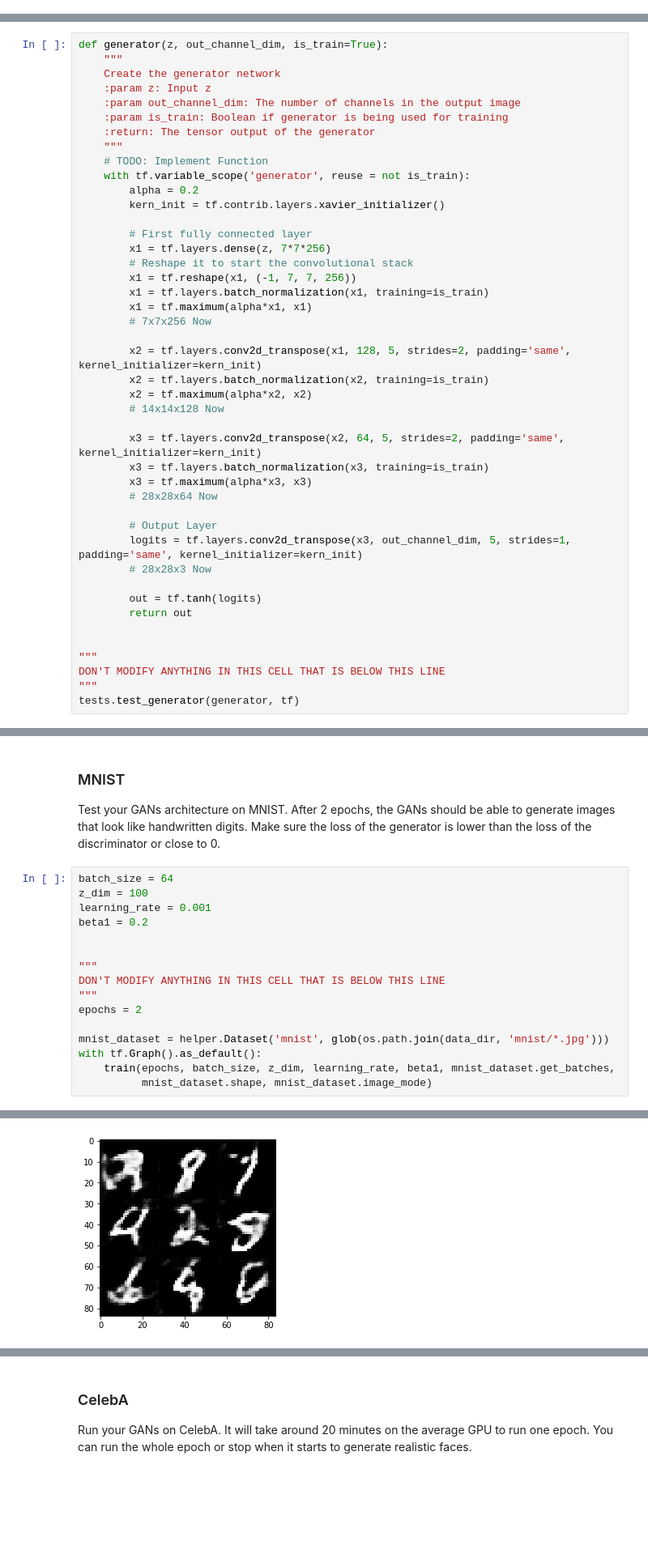
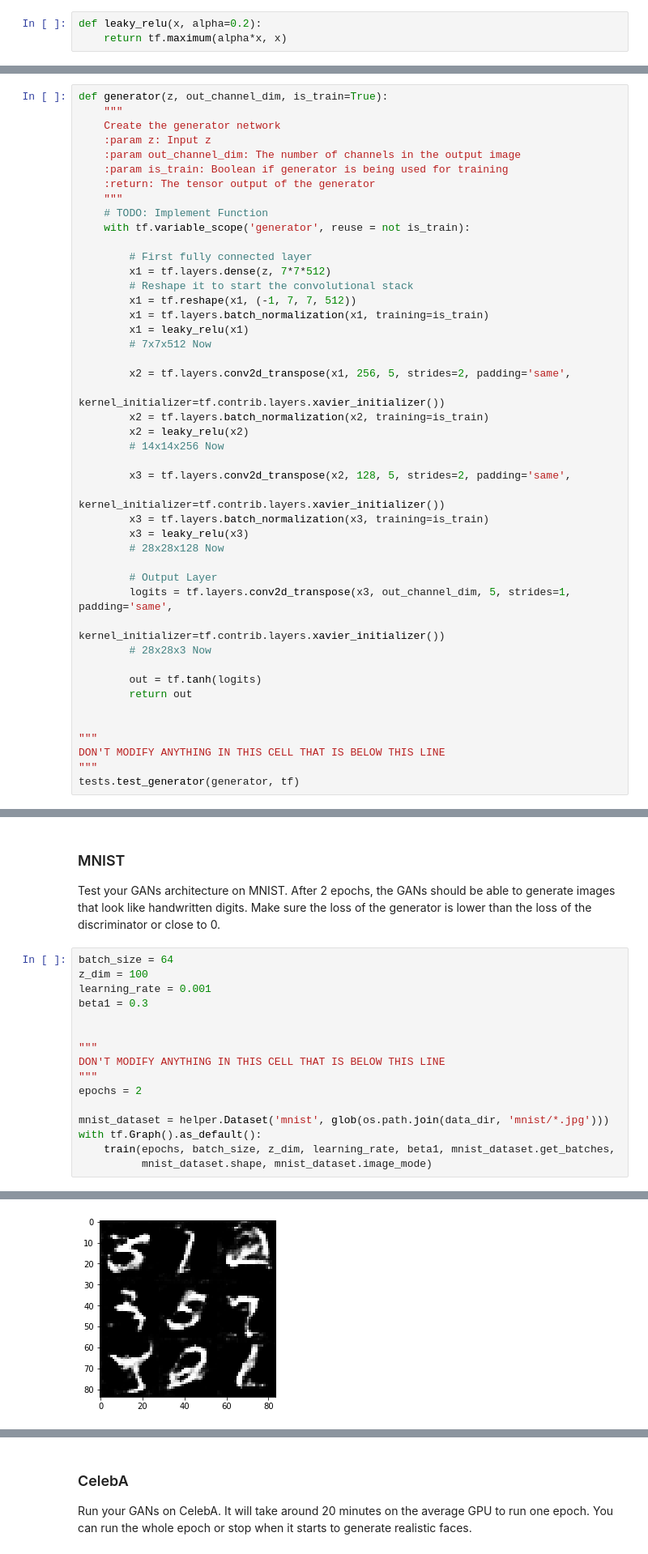
Before and after one commit to jiboodil/Udacity_Deep_Learning_Nano, a Jupyter notebook: Project5_Face_Generation/dlnd_face_generation.ipynb, the cells around one changed output, grey strips where cells are left out. Shown at 81% size. Cells and saved outputs as stored; diff of their text form; blank space fills up the shorter version.

```diff
--- a/Project5_Face_Generation/dlnd_face_generation.ipynb
+++ b/Project5_Face_Generation/dlnd_face_generation.ipynb
@@ -134,6 +134,9 @@ Tests Passed
 # %% [markdown]
 ### Discriminator
 Implement `discriminator` to create a discriminator neural network that discriminates on `images`.  This function should be able to reuse the variabes in the neural network.  Use [`tf.variable_scope`](https://www.tensorflow.org/api_docs/python/tf/variable_scope) with a scope name of "discriminator" to allow the variables to be reused.  The function should return a tuple of (tensor output of the generator, tensor logits of the generator).
+# %%
+def leaky_relu(x, alpha=0.2):
+    return tf.maximum(alpha*x, x)
 # %%
 def discriminator(images, reuse=False):
     """
@@ -190,29 +194,30 @@ def generator(z, out_channel_dim, is_train=True):
     """
     # TODO: Implement Function
     with tf.variable_scope('generator', reuse = not is_train):
-        alpha = 0.2
-        kern_init = tf.contrib.layers.xavier_initializer()
 
         # First fully connected layer
-        x1 = tf.layers.dense(z, 7*7*256)
+        x1 = tf.layers.dense(z, 7*7*512)
         # Reshape it to start the convolutional stack
-        x1 = tf.reshape(x1, (-1, 7, 7, 256))
+        x1 = tf.reshape(x1, (-1, 7, 7, 512))
         x1 = tf.layers.batch_normalization(x1, training=is_train)
-        x1 = tf.maximum(alpha*x1, x1)
-        # 7x7x256 Now
+        x1 = leaky_relu(x1)
+        # 7x7x512 Now
 
-        x2 = tf.layers.conv2d_transpose(x1, 128, 5, strides=2, padding='same', kernel_initializer=kern_init)
+        x2 = tf.layers.conv2d_transpose(x1, 256, 5, strides=2, padding='same',
+                                        kernel_initializer=tf.contrib.layers.xavier_initializer())
         x2 = tf.layers.batch_normalization(x2, training=is_train)
-        x2 = tf.maximum(alpha*x2, x2)
-        # 14x14x128 Now
+        x2 = leaky_relu(x2)
+        # 14x14x256 Now
 
-        x3 = tf.layers.conv2d_transpose(x2, 64, 5, strides=2, padding='same', kernel_initializer=kern_init)
+        x3 = tf.layers.conv2d_transpose(x2, 128, 5, strides=2, padding='same',
+                                        kernel_initializer=tf.contrib.layers.xavier_initializer())
         x3 = tf.layers.batch_normalization(x3, training=is_train)
-        x3 = tf.maximum(alpha*x3, x3)
-        # 28x28x64 Now
+        x3 = leaky_relu(x3)
+        # 28x28x128 Now
 
         # Output Layer
-        logits = tf.layers.conv2d_transpose(x3, out_channel_dim, 5, strides=1, padding='same', kernel_initializer=kern_init)
+        logits = tf.layers.conv2d_transpose(x3, out_channel_dim, 5, strides=1, padding='same',
+                                            kernel_initializer=tf.contrib.layers.xavier_initializer())
         # 28x28x3 Now
 
         out = tf.tanh(logits)
@@ -407,7 +411,7 @@ Test your GANs architecture on MNIST.  After 2 epochs, the GANs should be able t
 batch_size = 64
 z_dim = 100
 learning_rate = 0.001
-beta1 = 0.2
+beta1 = 0.3
 
 
 """
@@ -488,4 +492,4 @@ Epoch 1/2... Discriminator Loss: 1.3513... Generator Loss: 0.5538
-[figure, old version]
+[figure, new version]
 ... (25 outputs left out)
 # %% [markdown]
 ### CelebA
```
Also changed, not shown: parts of 4 cells of this notebook, 1 other file.
